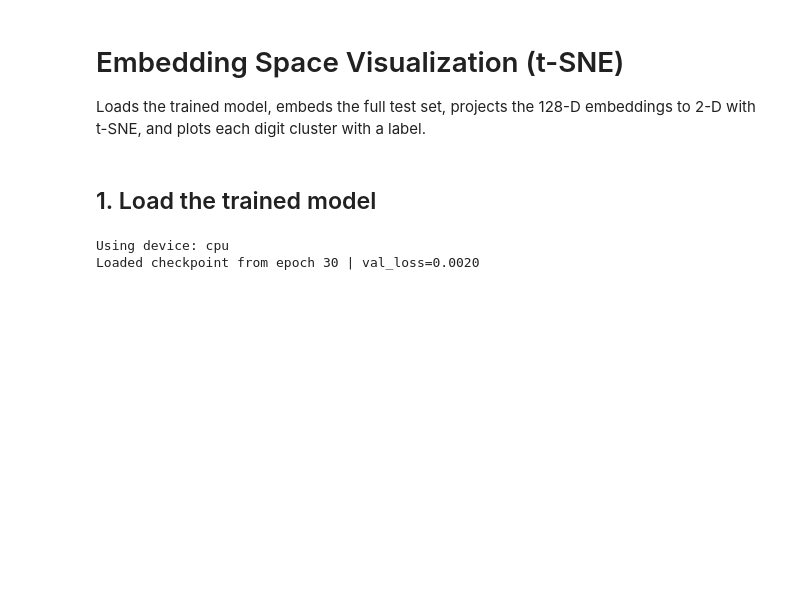
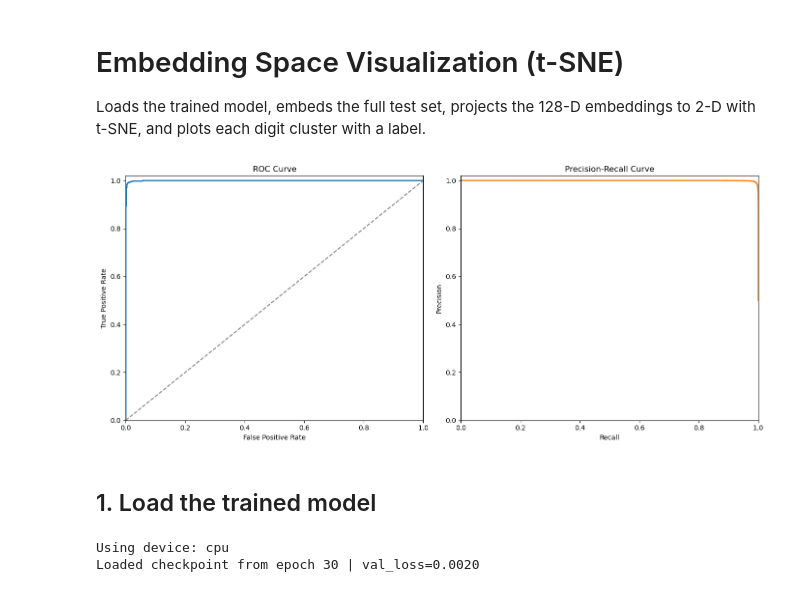
Before and after one commit to MahmoudSayed216/Contrastive-Learning, a Jupyter notebook: TripletLoss/visualization.ipynb, the cells around one changed output. Cells and saved outputs as stored; diff of their text form; code cells hidden in the pictures; blank space fills up the shorter version.

```diff
--- a/TripletLoss/visualization.ipynb
+++ b/TripletLoss/visualization.ipynb
@@ -12,6 +12,37 @@ from sklearn.manifold import TSNE
 
 from dataset import MNISTDataset
 from model import SiameseRIZZNet
+# %%
+import pandas as pd
+import matplotlib.pyplot as plt
+
+# Adjust paths to wherever your checkpoints dir landed
+roc_df = pd.read_csv("checkpoints/roc_curve.csv")
+pr_df = pd.read_csv("checkpoints/precision_recall_curve.csv")
+
+fig, axes = plt.subplots(1, 2, figsize=(14, 6))
+
+# --- ROC curve ---
+axes[0].plot(roc_df["fpr"], roc_df["tpr"], color="tab:blue", linewidth=2)
+axes[0].plot([0, 1], [0, 1], linestyle="--", color="gray")  # random-chance baseline
+axes[0].set_xlabel("False Positive Rate")
+axes[0].set_ylabel("True Positive Rate")
+axes[0].set_title("ROC Curve")
+axes[0].set_xlim(0, 1)
+axes[0].set_ylim(0, 1.02)
+
+# --- Precision-Recall curve ---
+axes[1].plot(pr_df["recall"], pr_df["precision"], color="tab:orange", linewidth=2)
+axes[1].set_xlabel("Recall")
+axes[1].set_ylabel("Precision")
+axes[1].set_title("Precision-Recall Curve")
+axes[1].set_xlim(0, 1)
+axes[1].set_ylim(0, 1.02)
+
+plt.tight_layout()
+plt.show()
+# %% [output]
+[figure, added]
 # %% [markdown]
 ## 1. Load the trained model
 # %%
```
Also changed, not shown: 10 other files.
